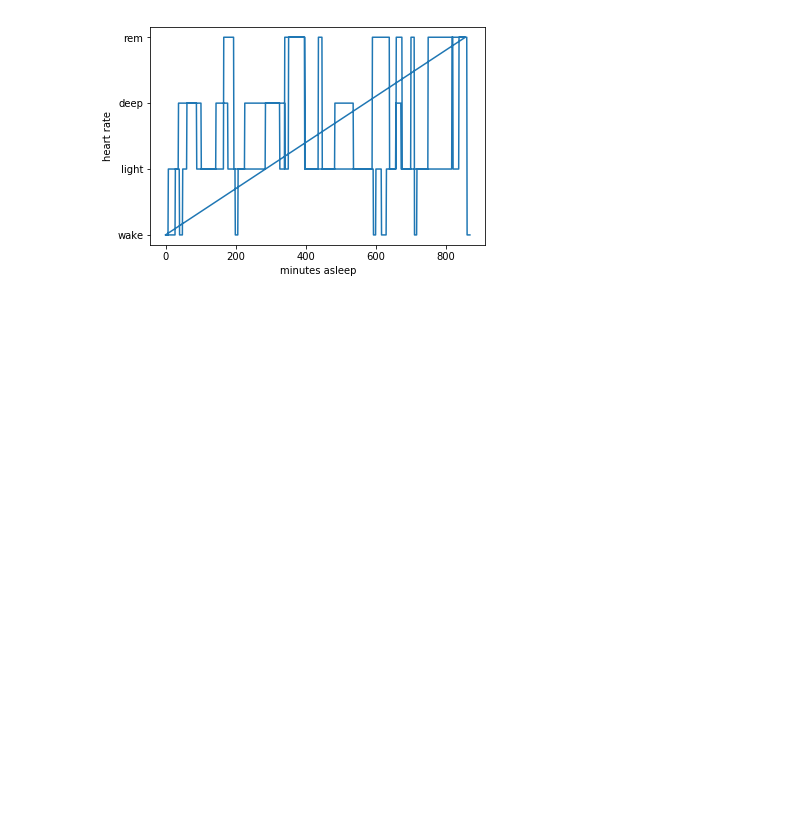
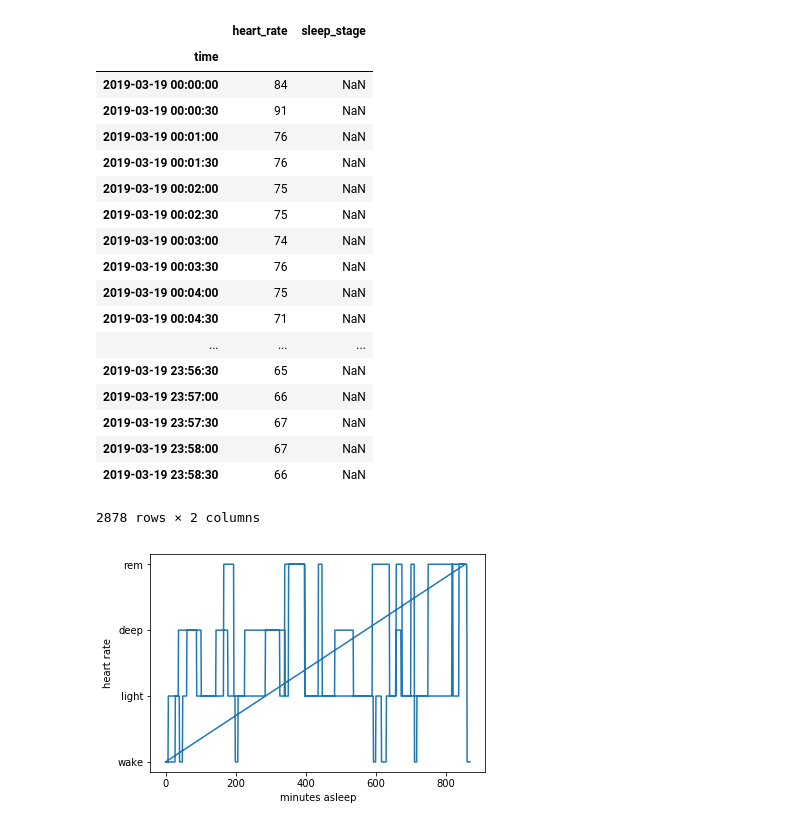
Before and after one commit to giokhar/sleep-pattern-recognition, a Jupyter notebook: Analysis.ipynb, the cells around one changed output. Cells and saved outputs as stored; diff of their text form; code cells hidden in the pictures; blank space fills up the shorter version.

Commit message:
still not getting all the sleeps

```diff
--- a/Analysis.ipynb
+++ b/Analysis.ipynb
@@ -21,3 +22,51 @@ accuracy_score(y2, y2_model)
+# %%
+from data_collection import get_heart_rate_data, get_data_from_server, datetime_str_to_object
+
+def get_dataframe(date):
+    """Returns the df of time(index), heart_rate, sleep_stage, half_mins_passed"""
+    # create pandas dataframe from json, resample 30 seconds and write mean(integer) of heart rates
+    df = pd.DataFrame(get_heart_rate_data(date)).set_index('time').resample('30s').mean().fillna(0).astype(int)
+    df['sleep_stage'] = np.nan # fill sleep_stages with nan values
+    isDetailed = False
+
+    # get sleep data from the data file
+    data = get_data_from_server(date, "sleep")
+    for sleep in data['sleep']:
+        if sleep['type'] == "stages": # get the detailed sleeps as many as there are in 24hrs
+            isDetailed = True
+            start_time = datetime_str_to_object(sleep['startTime'])# sleep start time
+            end_time = datetime_str_to_object(sleep['endTime'])# sleep end time
+            for item in sleep['levels']['data']:
+                df.loc[datetime_str_to_object(item['dateTime']), 'sleep_stage'] = item['level']
+
+    if isDetailed:
+        df = df.loc[start_time:end_time,].fillna(method='ffill')
+        df['half_mins_passed'] = np.arange(len(df))
+
+        return df[['half_mins_passed','heart_rate','sleep_stage']] # correct order
+    return [] # return empty list to indicate that there is no detailed sleep
+
+get_dataframe('2019-03-19')
+# %% [output]
+|  | heart_rate | sleep_stage |
+| time |  |  |
+| 2019-03-19 00:00:00 | 84 | NaN |
+| 2019-03-19 00:00:30 | 91 | NaN |
+| 2019-03-19 00:01:00 | 76 | NaN |
+| 2019-03-19 00:01:30 | 76 | NaN |
+| 2019-03-19 00:02:00 | 75 | NaN |
+| 2019-03-19 00:02:30 | 75 | NaN |
+| 2019-03-19 00:03:00 | 74 | NaN |
+| 2019-03-19 00:03:30 | 76 | NaN |
+| 2019-03-19 00:04:00 | 75 | NaN |
+| 2019-03-19 00:04:30 | 71 | NaN |
+| ... | ... | ... |
+| 2019-03-19 23:56:30 | 65 | NaN |
+| 2019-03-19 23:57:00 | 66 | NaN |
+| 2019-03-19 23:57:30 | 67 | NaN |
+| 2019-03-19 23:58:00 | 67 | NaN |
+| 2019-03-19 23:58:30 | 66 | NaN |
+2878 rows × 2 columns
 # %%
 import matplotlib.pyplot as plt
 
```
Also changed, not shown: parts of 1 cell of this notebook, 2 other files.
